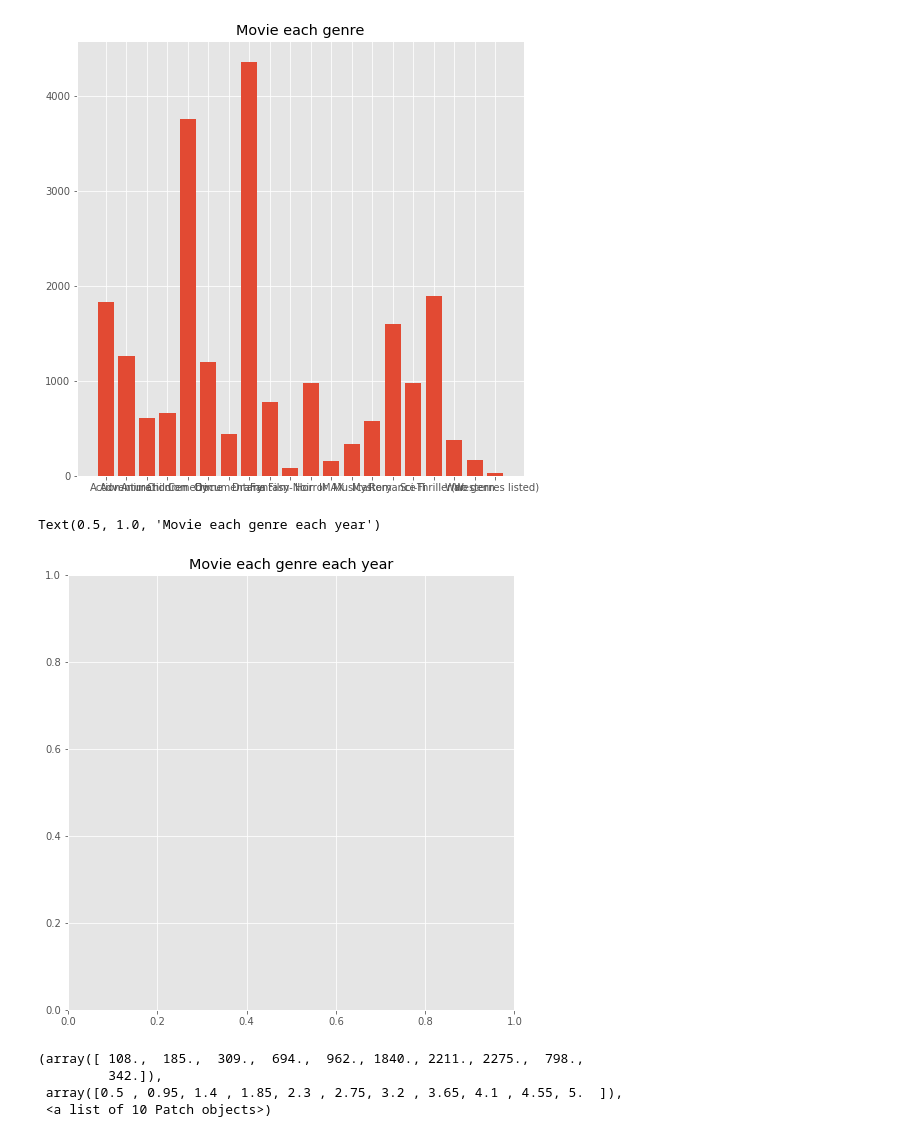
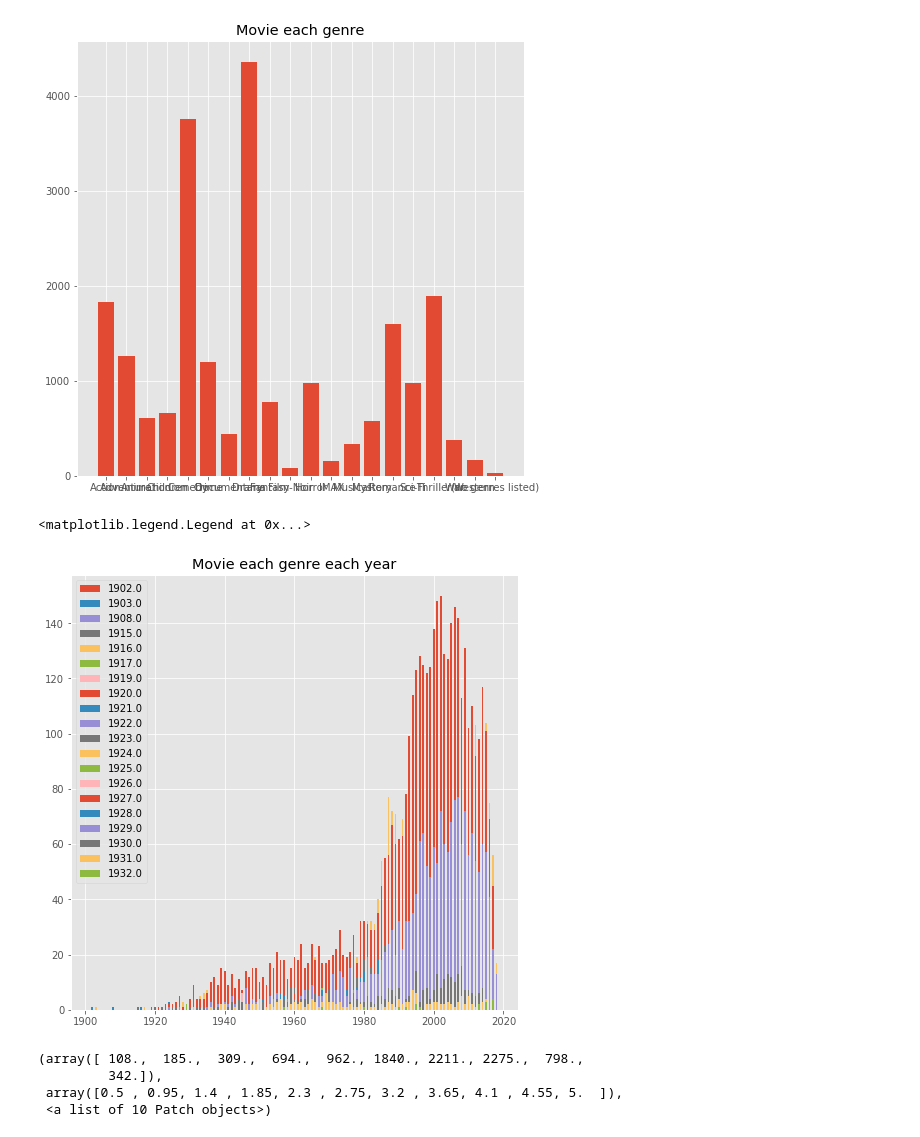
Before and after one commit to bdintu/machine-learning, a Jupyter notebook: lab4/lab4.ipynb, the cells around one changed output. Drawn from its saved outputs; the diff is of its cells as text; code cells hidden in the pictures.

Commit message:
Add Lab4: stacked bar chart

```diff
--- a/lab4/lab4.ipynb
+++ b/lab4/lab4.ipynb
@@ -120,11 +120,18 @@ plt.bar(genres, genres_count)
 # %% [output]
 <BarContainer object of 20 artists>
 [figure]
-# %%
-plt.title('Movie each genre each year')
-# %% [output]
-Text(0.5, 1.0, 'Movie each genre each year')
-[figure, removed]
+# %%
+movie_year_idx = {i: (movies['year'] == i).nonzero()[0] for i in np.unique(movies['year'])}
+movie_year_count = [movies_genres[movie_year_idx[i]].view(np.bool).reshape(-1, genres.shape[0]).sum(axis=0) for i in movie_year_idx.keys()]
+movie_genres_count = np.stack(movie_year_count, axis=0).T
+
+plt.title('Movie each genre each year')
+for genres_count in movie_genres_count:
+    plt.bar(movie_year_idx.keys(), genres_count, 0.5)
+plt.legend(movie_year_idx.keys())
+# %% [output]
+<matplotlib.legend.Legend at 0x...>
+[figure, added]
 # %%
 movie_id, movie_idx, movie_count = np.unique(ratings['movieId'], return_inverse=True, return_counts=True)
 movie_sum = np.bincount(movie_idx, weights=ratings['rating'])
```
